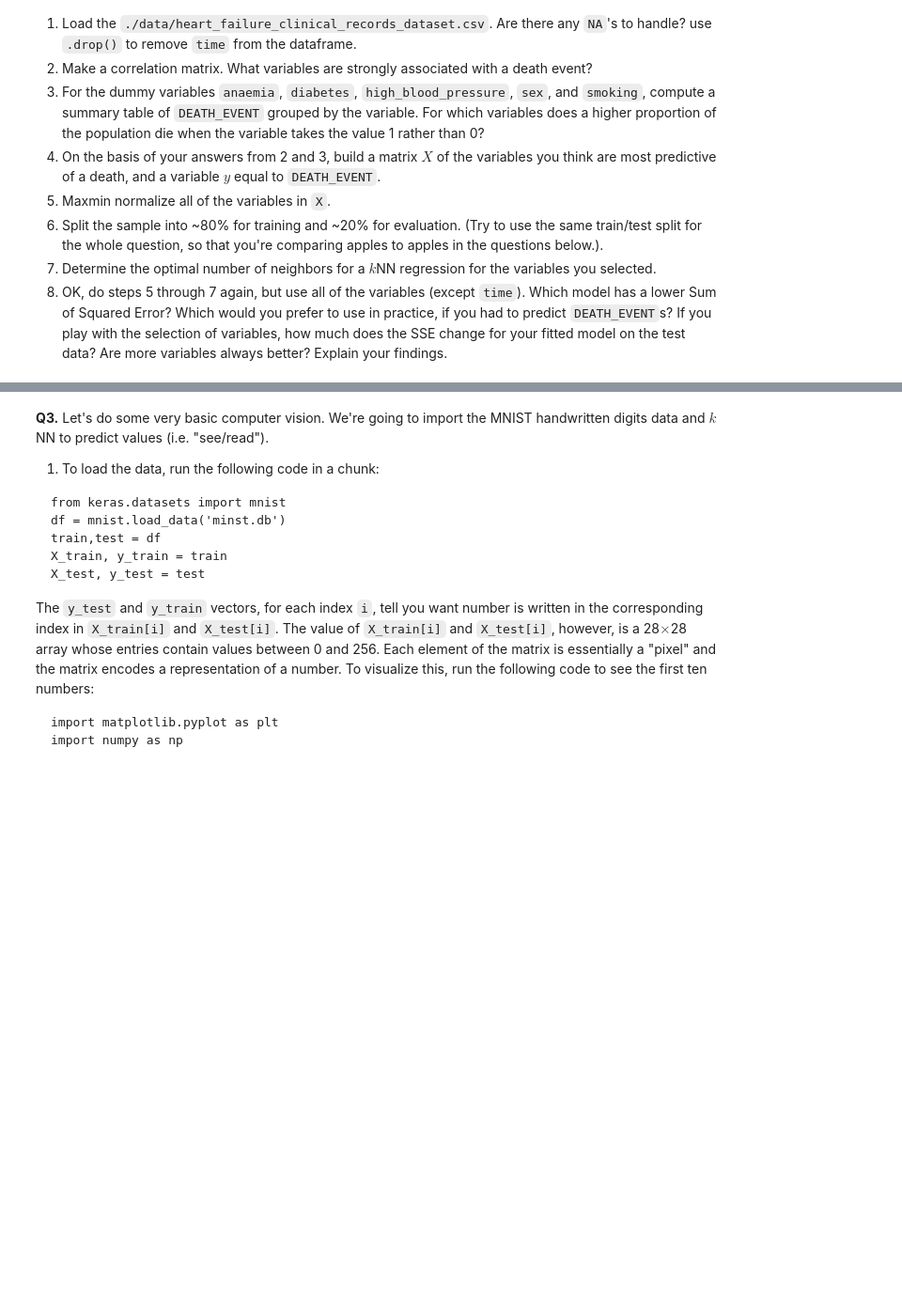
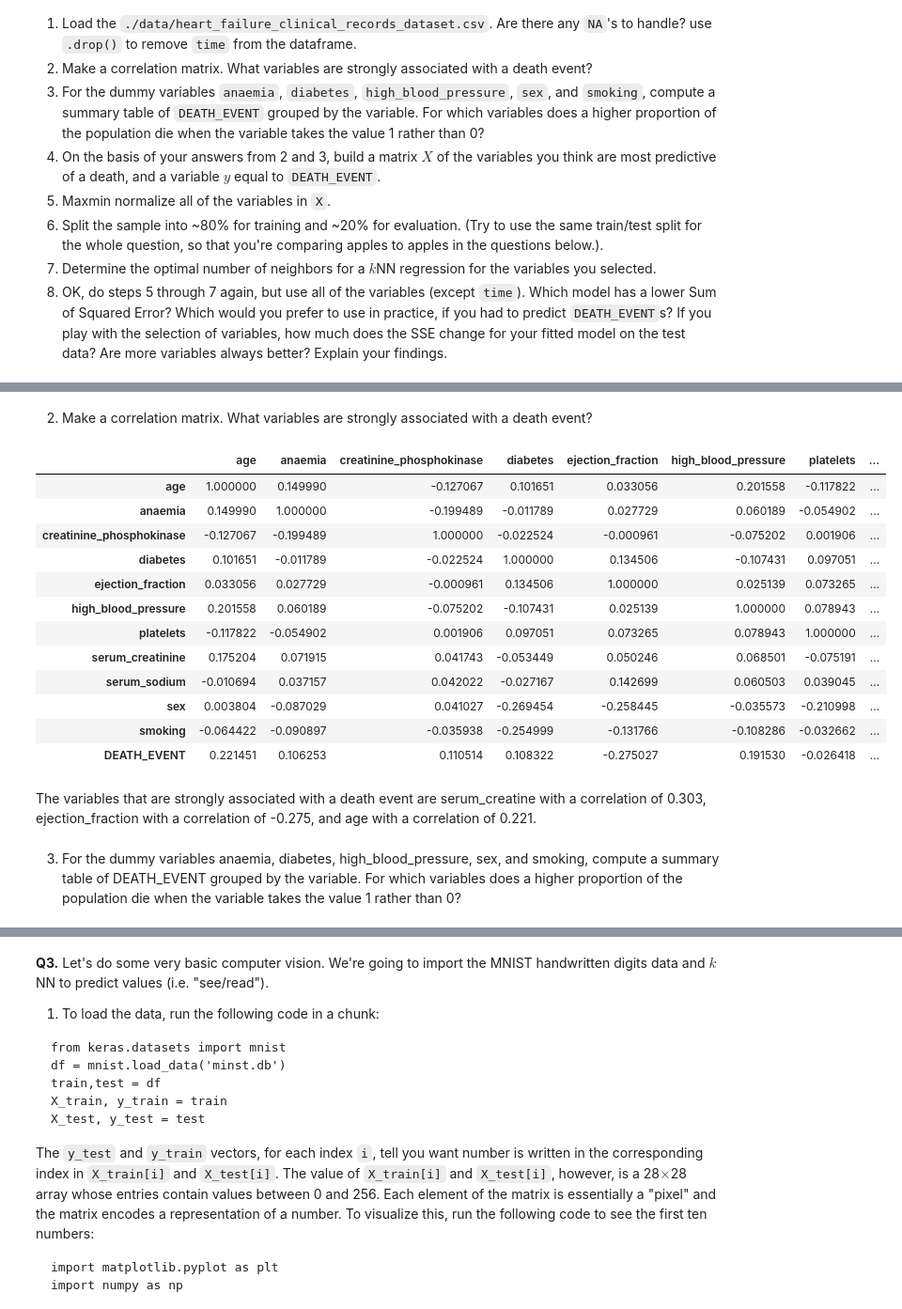
Before and after one commit to ashleyr05/knn, a Jupyter notebook: assignment_knn.ipynb, the cells around one changed output, grey strips where cells are left out. Shown at 94% size. Saved outputs shown, nothing was run; the diff lists cells and outputs as text; code cells hidden in the pictures; blank space fills up the shorter version.

```diff
--- a/assignment_knn.ipynb
+++ b/assignment_knn.ipynb
@@ -204,0 +169,5 @@ X_train, X_test, y_train, y_test = train_test_split(X,y,test_size=.2,random_stat
+# %%
+import pandas as pd  # Import the pandas package into workspace
+import seaborn as sns # Import the seaborn package into workspace
+import numpy as np # Import the seaborn package into workspace
+hdf = pd.read_csv('/content/knn/data/heart_failure_clinical_records_dataset.csv',low_memory=False) # load csv into df
@@ -204,0 +182,2 @@ X_train, X_test, y_train, y_test = train_test_split(X,y,test_size=.2,random_stat
+# %%
+hdf = hdf.drop('time',axis=1) # dropping the time variable from the dataframe
@@ -204,0 +191,22 @@ X_train, X_test, y_train, y_test = train_test_split(X,y,test_size=.2,random_stat
+# %% [markdown]
+2. Make a correlation matrix. What variables are strongly associated with a death event?
+# %%
+hdf.corr()
+# %% [output]
+|  | age | anaemia | creatinine_phosphokinase | diabetes | ejection_fraction | high_blood_pressure | platelets | ... |
+| age | 1.000000 | 0.149990 | -0.127067 | 0.101651 | 0.033056 | 0.201558 | -0.117822 | ... |
+| anaemia | 0.149990 | 1.000000 | -0.199489 | -0.011789 | 0.027729 | 0.060189 | -0.054902 | ... |
+| creatinine_phosphokinase | -0.127067 | -0.199489 | 1.000000 | -0.022524 | -0.000961 | -0.075202 | 0.001906 | ... |
+| diabetes | 0.101651 | -0.011789 | -0.022524 | 1.000000 | 0.134506 | -0.107431 | 0.097051 | ... |
+| ejection_fraction | 0.033056 | 0.027729 | -0.000961 | 0.134506 | 1.000000 | 0.025139 | 0.073265 | ... |
+| high_blood_pressure | 0.201558 | 0.060189 | -0.075202 | -0.107431 | 0.025139 | 1.000000 | 0.078943 | ... |
+| platelets | -0.117822 | -0.054902 | 0.001906 | 0.097051 | 0.073265 | 0.078943 | 1.000000 | ... |
+| serum_creatinine | 0.175204 | 0.071915 | 0.041743 | -0.053449 | 0.050246 | 0.068501 | -0.075191 | ... |
+| serum_sodium | -0.010694 | 0.037157 | 0.042022 | -0.027167 | 0.142699 | 0.060503 | 0.039045 | ... |
+| sex | 0.003804 | -0.087029 | 0.041027 | -0.269454 | -0.258445 | -0.035573 | -0.210998 | ... |
+| smoking | -0.064422 | -0.090897 | -0.035938 | -0.254999 | -0.131766 | -0.108286 | -0.032662 | ... |
+| DEATH_EVENT | 0.221451 | 0.106253 | 0.110514 | 0.108322 | -0.275027 | 0.191530 | -0.026418 | ... |
+# %% [markdown]
+The variables that are strongly associated with a death event are serum_creatine with a correlation of 0.303, ejection_fraction with a correlation of -0.275, and age with a correlation of 0.221.
+# %% [markdown]
+3. For the dummy variables anaemia, diabetes, high_blood_pressure, sex, and smoking, compute a summary table of DEATH_EVENT grouped by the variable. For which variables does a higher proportion of the population die when the variable takes the value 1 rather than 0?
```
Also changed, not shown: parts of 19 cells of this notebook.
